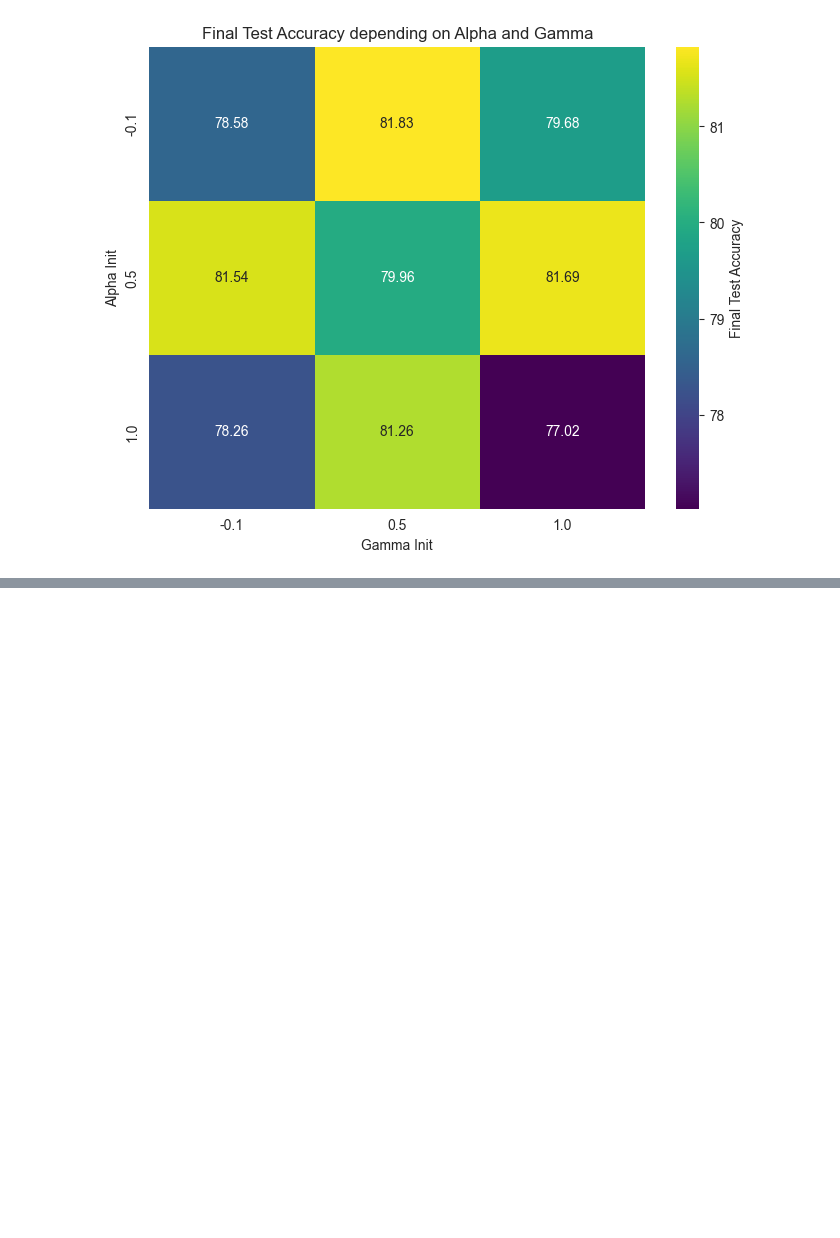
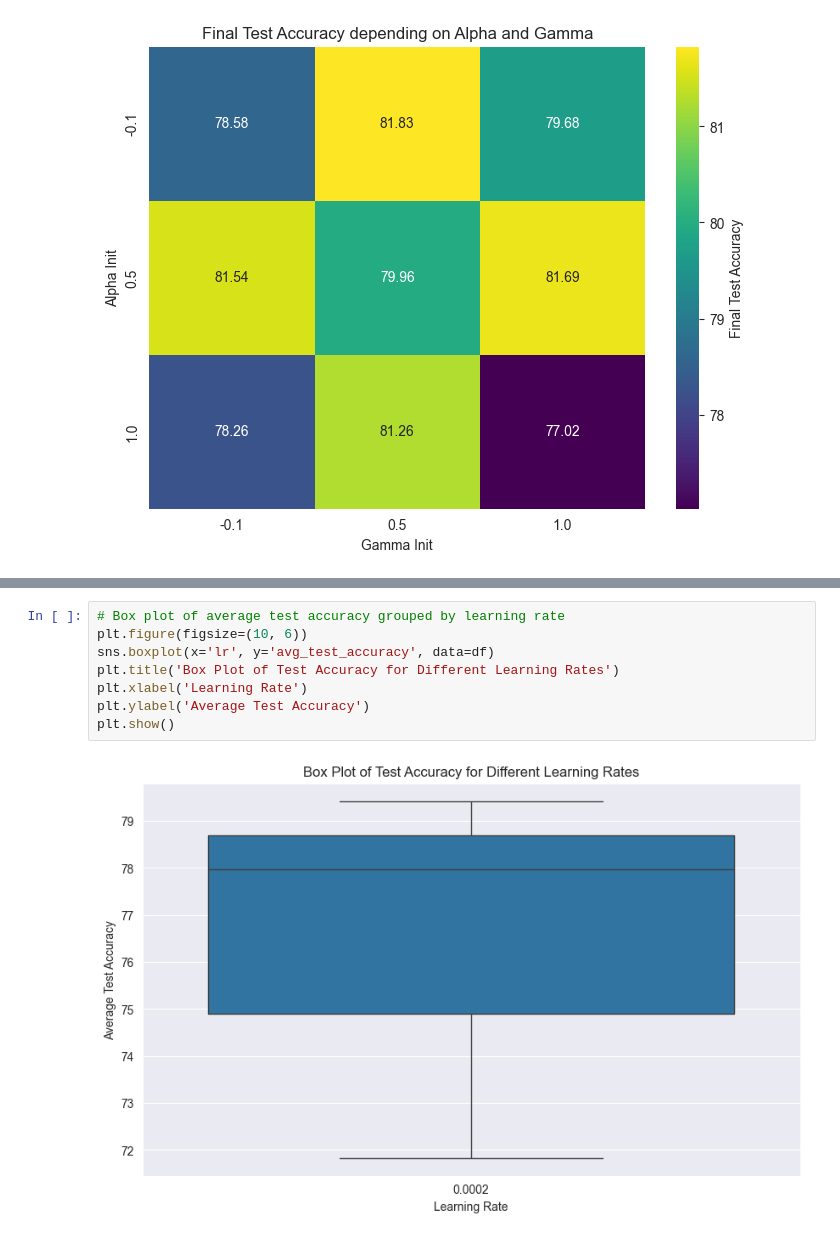
Before and after one commit to stefanielnz/P7_BatchEnsemble, a Jupyter notebook: code/CNN_Parameter_Testing.ipynb, the cells around one changed output, grey strips where cells are left out. Drawn from its saved outputs; the diff is of its cells as text; blank space fills up the shorter version.

```diff
--- a/code/CNN_Parameter_Testing.ipynb
+++ b/code/CNN_Parameter_Testing.ipynb
@@ -24,0 +79,10 @@ plt.show()
+# %%
+# Box plot of average test accuracy grouped by learning rate
+plt.figure(figsize=(10, 6))
+sns.boxplot(x='lr', y='avg_test_accuracy', data=df)
+plt.title('Box Plot of Test Accuracy for Different Learning Rates')
+plt.xlabel('Learning Rate')
+plt.ylabel('Average Test Accuracy')
+plt.show()
+# %% [output]
+[figure, added]
```
Also changed, not shown: parts of 4 cells of this notebook, 2 other files.
